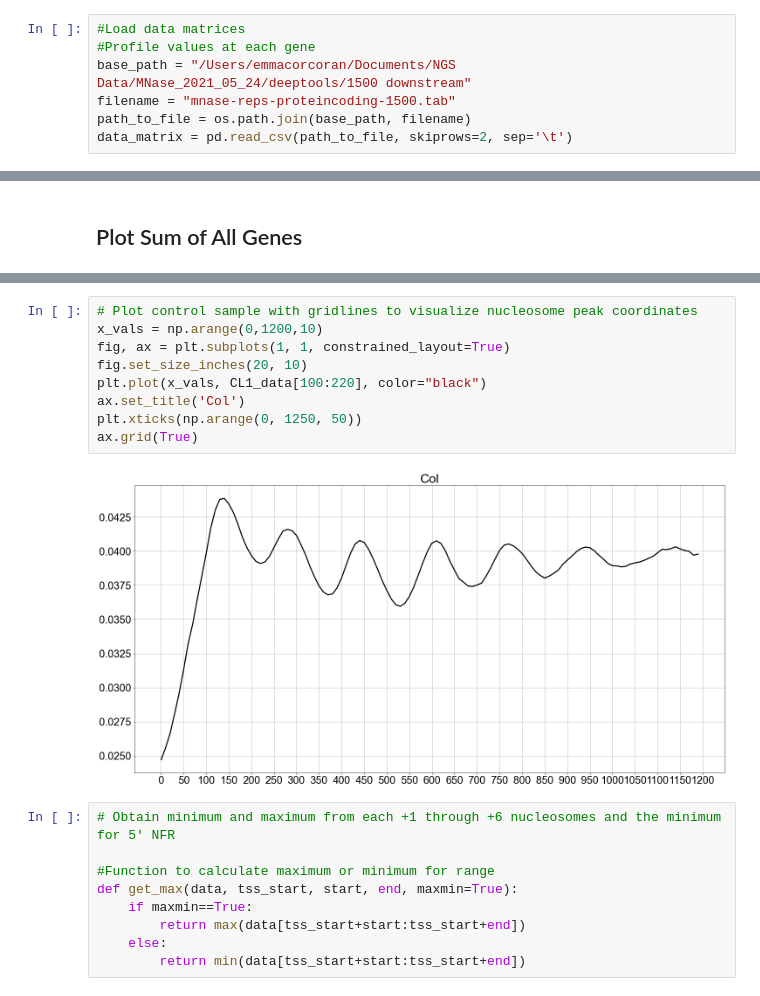
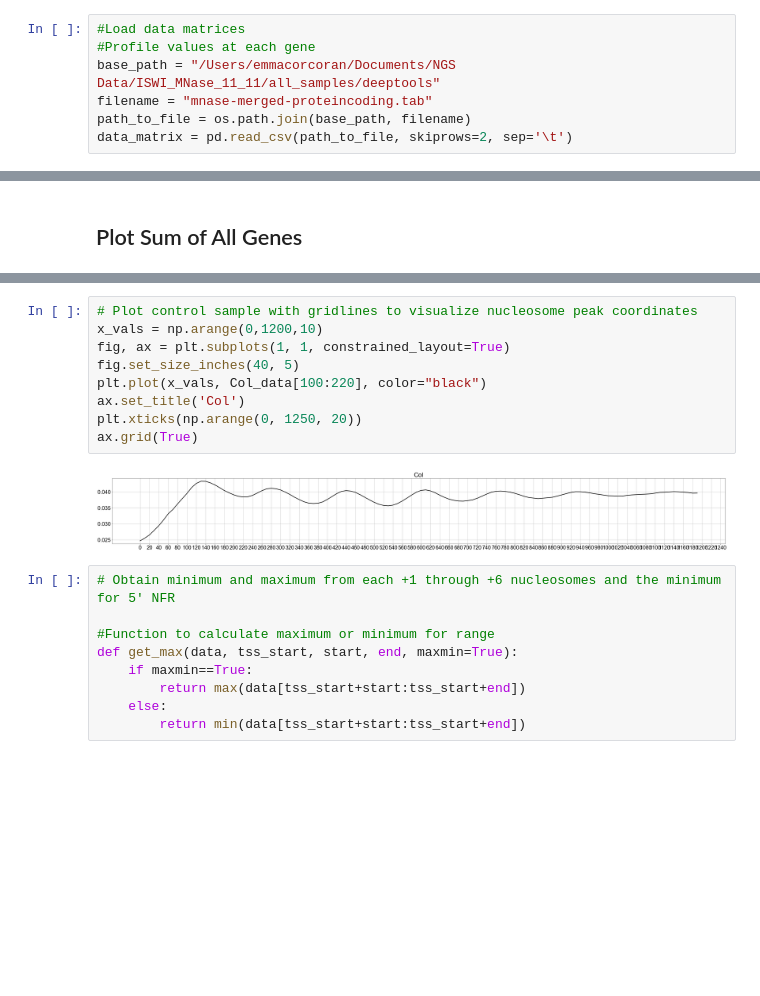
Before and after one commit to etc27/MNaseseq-workflow, a Jupyter notebook: peak_height.ipynb, the cells around one changed output, grey strips where cells are left out. Cells and saved outputs as stored; diff of their text form; blank space fills up the shorter version.

```diff
--- a/peak_height.ipynb
+++ b/peak_height.ipynb
@@ -21,8 +21,8 @@ First, I load the data generated using deeptools and clean by removing empty col
 # %%
 #Load data matrices
 #Profile values at each gene
-base_path = "/Users/emmacorcoran/Documents/NGS Data/MNase_2021_05_24/deeptools/1500 downstream"
-filename = "mnase-reps-proteincoding-1500.tab"
+base_path = "/Users/emmacorcoran/Documents/NGS Data/ISWI_MNase_11_11/all_samples/deeptools"
+filename = "mnase-merged-proteincoding.tab"
 path_to_file = os.path.join(base_path, filename)
 data_matrix = pd.read_csv(path_to_file, skiprows=2, sep='\t')
 # %%
@@ -123,14 +115,14 @@ plt.savefig(path_to_file)
 # %%
 # Plot control sample with gridlines to visualize nucleosome peak coordinates
 x_vals = np.arange(0,1200,10)
 fig, ax = plt.subplots(1, 1, constrained_layout=True)
-fig.set_size_inches(20, 10)
-plt.plot(x_vals, CL1_data[100:220], color="black")
+fig.set_size_inches(40, 5)
+plt.plot(x_vals, Col_data[100:220], color="black")
 ax.set_title('Col')
-plt.xticks(np.arange(0, 1250, 50))
+plt.xticks(np.arange(0, 1250, 20))
 ax.grid(True)
 # %% [output]
-[figure, old version]
+[figure, new version]
 # %%
 # Obtain minimum and maximum from each +1 through +6 nucleosomes and the minimum for 5' NFR
 
```
Also changed, not shown: parts of 57 cells of this notebook.
